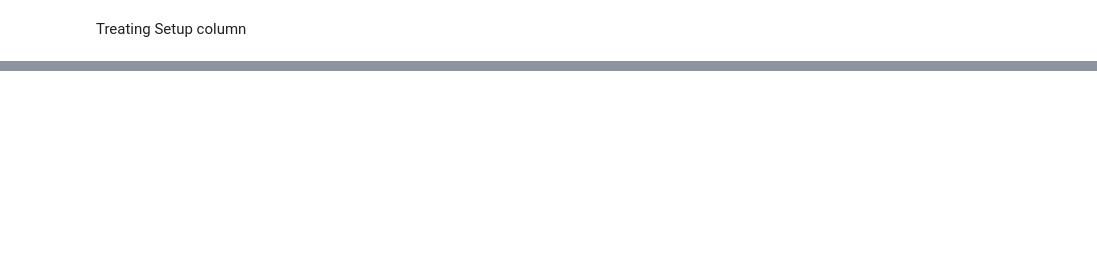
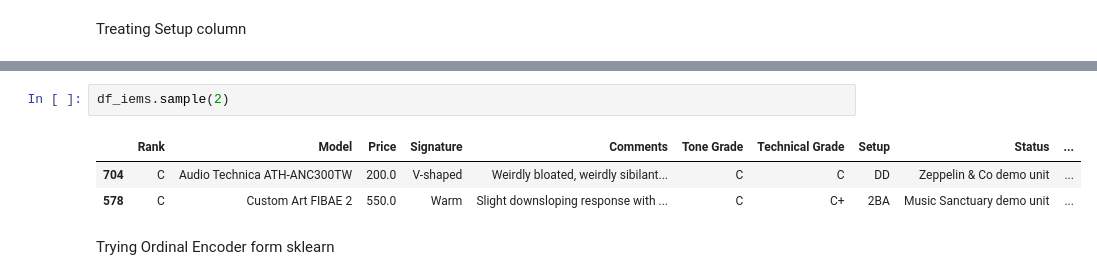
Before and after one commit to Maddox24425/Summer-Training, a Jupyter notebook: Project/crini_analysis.ipynb, the cells around one changed output, grey strips where cells are left out. Drawn from its saved outputs; the diff is of its cells as text; blank space fills up the shorter version.

```diff
--- a/Project/crini_analysis.ipynb
+++ b/Project/crini_analysis.ipynb
@@ -144,0 +241,8 @@ Treating Setup column
+# %%
+df_iems.sample(2)
+# %% [output]
+|  | Rank | Model | Price | Signature | Comments | Tone Grade | Technical Grade | Setup | Status | ... |
+| 704 | C | Audio Technica ATH-ANC300TW | 200.0 | V-shaped | Weirdly bloated, weirdly sibilant... | C | C | DD | Zeppelin & Co demo unit | ... |
+| 578 | C | Custom Art FIBAE 2 | 550.0 | Warm | Slight downsloping response with ... | C | C+ | 2BA | Music Sanctuary demo unit | ... |
+# %% [markdown]
+Trying Ordinal Encoder form sklearn
```
Also changed, not shown: parts of 16 cells of this notebook.
